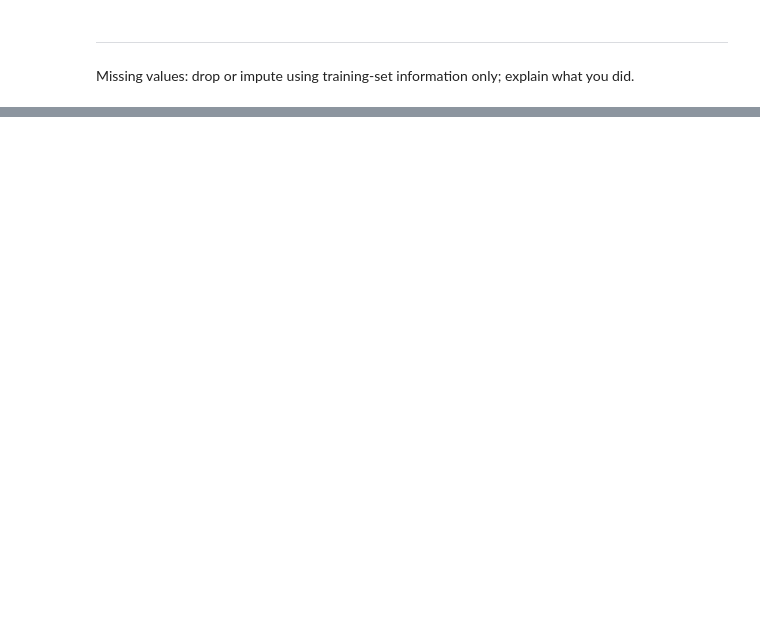
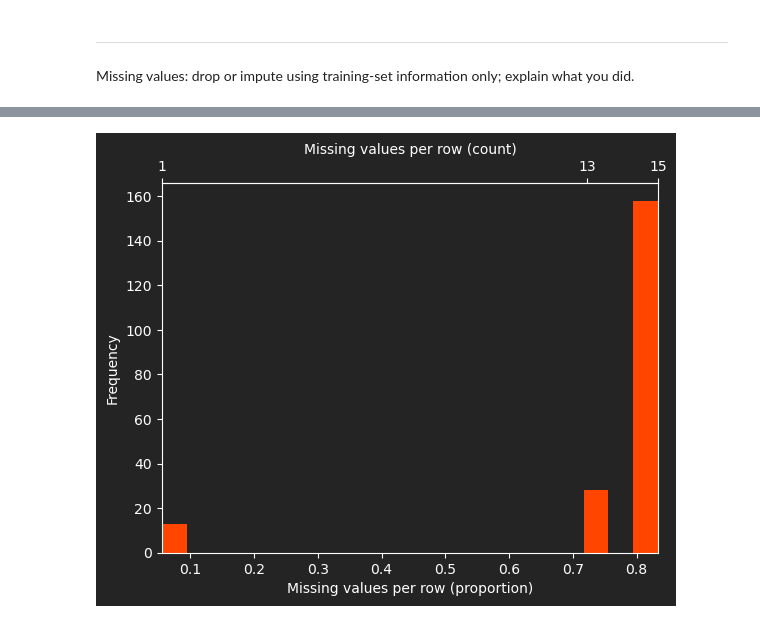
Before and after one commit to jbowen102/CS598_PSL_Project_1, a Jupyter notebook: Project1_dev.ipynb, the cells around one changed output, grey strips where cells are left out. Cells and saved outputs as stored; diff of their text form; code cells hidden in the pictures; blank space fills up the shorter version.

```diff
--- a/Project1_dev.ipynb
+++ b/Project1_dev.ipynb
@@ -85,0 +190,25 @@ Missing values: drop or impute using training-set information only; explain what
+# %%
+# distribution of missing values per row that has any value missing
+
+missing_mask = X_train.isna().any(axis=1)
+missing_counts = X_train[missing_mask].isna().sum(axis=1)
+n_features = X_train.shape[1]
+
+fig, ax_prop = plt.subplots()
+plt.sca(ax_prop)  # make sure the histogram below is drawn on this axis
+
+ax_prop.set_xlabel("Missing values per row (proportion)")
+ax_prop.set_ylabel("Frequency")
+ax_prop.set_xlim(missing_counts.min() / n_features, missing_counts.max() / n_features)
+
+ax_count = ax_prop.secondary_xaxis(
+    "top",
+    functions=(lambda p: p * n_features, lambda c: c / n_features)
+)
+ax_count.set_xlabel("Missing values per row (count)")
+ax_count.set_xticks(np.unique(missing_counts))
+
+
+X_train[X_train.isna().any(axis=1)].isna().mean(axis=1).hist(grid=False, bins=20, color="orangered");
+# %% [output]
+[figure, added]
```
Also changed, not shown: parts of 21 cells of this notebook.
